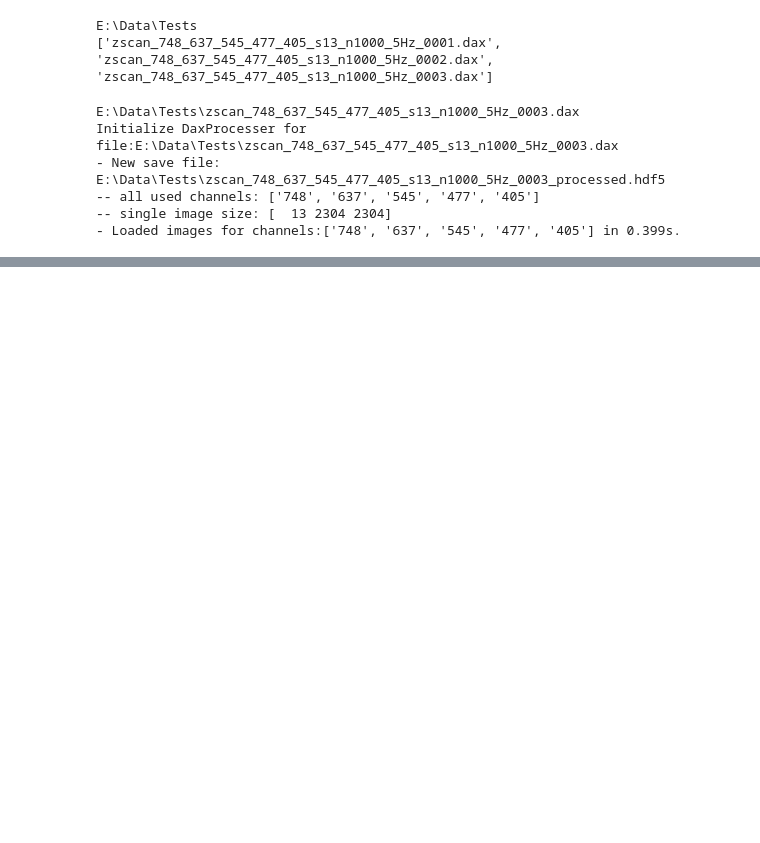
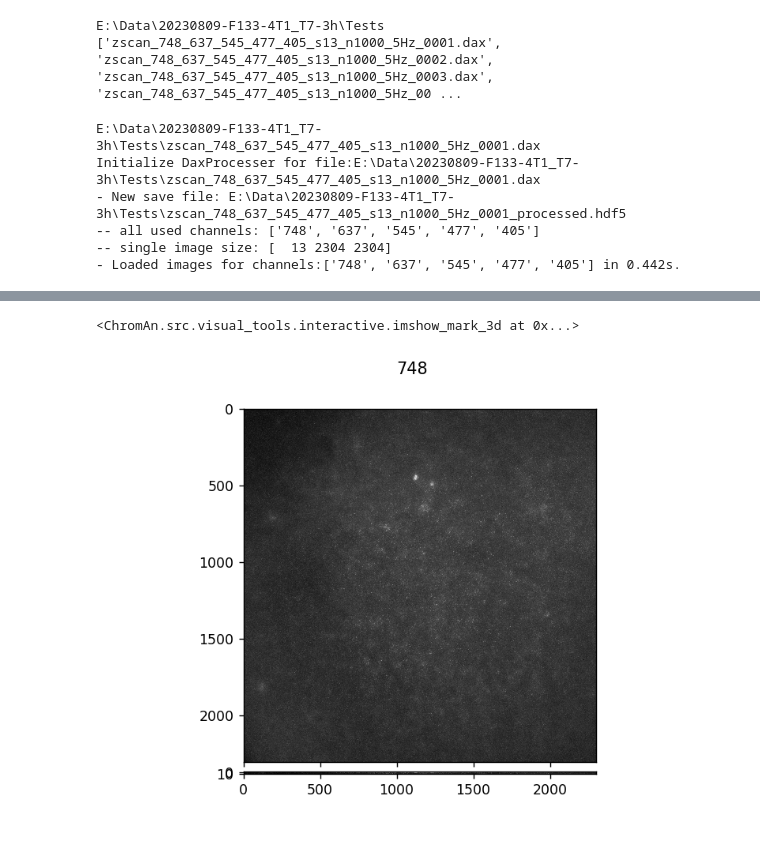
Before and after one commit to zhengpuas47/MerScope01, a Jupyter notebook: jupyter/Setup_experiment/Qick_visualization.ipynb, the cells around one changed output, grey strips where cells are left out. Saved outputs shown, nothing was run; the diff lists cells and outputs as text; code cells hidden in the pictures; blank space fills up the shorter version.

```diff
--- a/jupyter/Setup_experiment/Qick_visualization.ipynb
+++ b/jupyter/Setup_experiment/Qick_visualization.ipynb
@@ -11,29 +12,41 @@ from ChromAn import src
 from ChromAn.src.file_io.dax_process import DaxProcesser
 from ChromAn.src.visual_tools.interactive import imshow_mark_3d
 # %%
-image_folder = r'E:\Data\Tests'
+image_folder = r'E:\Data\20230809-F133-4T1_T7-3h\Tests'
 #image_folder = r'\\10.245.74.212\Chromatin_NAS_2\Pu\20230630-4T1cell_methanol\H0M1'
 image_basenames = sorted([_fl for _fl in os.listdir(image_folder) if _fl.split(os.extsep)[-1] =='dax'])
 print(image_folder)
 print(image_basenames)
 # %% [output]
-E:\Data\Tests
-['zscan_748_637_545_477_405_s13_n1000_5Hz_0001.dax', 'zscan_748_637_545_477_405_s13_n1000_5Hz_0002.dax', 'zscan_748_637_545_477_405_s13_n1000_5Hz_0003.dax']
+E:\Data\20230809-F133-4T1_T7-3h\Tests
+['zscan_748_637_545_477_405_s13_n1000_5Hz_0001.dax', 'zscan_748_637_545_477_405_s13_n1000_5Hz_0002.dax', 'zscan_748_637_545_477_405_s13_n1000_5Hz_0003.dax', 'zscan_748_637_545_477_405_s13_n1000_5Hz_00 ...
 # %%
-image_filename = os.path.join(image_folder, image_basenames[-1])
+image_filename = os.path.join(image_folder, image_basenames[0])
 print(image_filename)
 # load image
 daxp = DaxProcesser(image_filename,
-                    CorrectionFolder=r'\\wi-bigdata\weissman_imaging\puzheng\Corrections' )
+                    CorrectionFolder=r'\\wi-bigdata\weissman_imaging\puzheng\Corrections',
+                    FiducialChannel='405',
+                    #Channels=['748', '637', '545', '477', '405'],
+                   )
 daxp._load_image()
 # corrections
 #daxp._corr_illumination()
 #daxp._corr_bleedthrough()
 #daxp._corr_hot_pixels()
 # %% [output]
-E:\Data\Tests\zscan_748_637_545_477_405_s13_n1000_5Hz_0003.dax
-Initialize DaxProcesser for file:E:\Data\Tests\zscan_748_637_545_477_405_s13_n1000_5Hz_0003.dax
-- New save file: E:\Data\Tests\zscan_748_637_545_477_405_s13_n1000_5Hz_0003_processed.hdf5
+E:\Data\20230809-F133-4T1_T7-3h\Tests\zscan_748_637_545_477_405_s13_n1000_5Hz_0001.dax
+Initialize DaxProcesser for file:E:\Data\20230809-F133-4T1_T7-3h\Tests\zscan_748_637_545_477_405_s13_n1000_5Hz_0001.dax
+- New save file: E:\Data\20230809-F133-4T1_T7-3h\Tests\zscan_748_637_545_477_405_s13_n1000_5Hz_0001_processed.hdf5
 -- all used channels: ['748', '637', '545', '477', '405']
 -- single image size: [  13 2304 2304]
-- Loaded images for channels:['748', '637', '545', '477', '405'] in 0.399s.
+- Loaded images for channels:['748', '637', '545', '477', '405'] in 0.442s.
+# %%
+%matplotlib notebook
+f = plt.figure(dpi=125)
+imshow_mark_3d([getattr(daxp, f"im_{_ch}") for _ch in daxp.channels][:],
+                fig=f,
+                image_names=daxp.channels,
+                min_max_default=[1000,10000],
+                )
+# %% [output]
@@ -40,3 +54,5 @@ Initialize DaxProcesser for file:E:\Data\Tests\zscan_748_637_545_477_405_s13_n10
+<ChromAn.src.visual_tools.interactive.imshow_mark_3d at 0x...>
+[figure, added]
 # %%
 %matplotlib notebook
 f = plt.figure(dpi=125)
```
Also changed, not shown: parts of 21 cells of this notebook, 2 other files.
